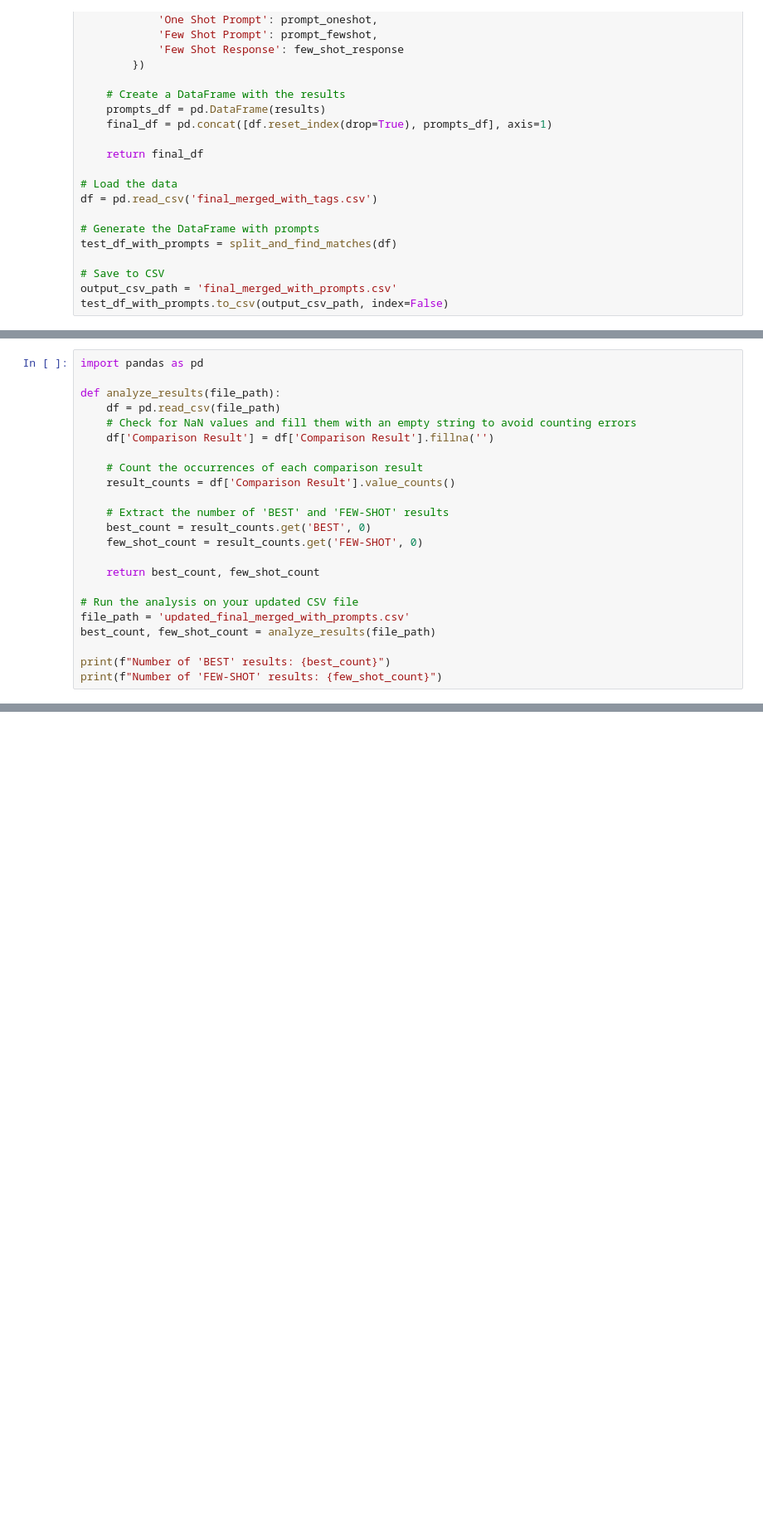
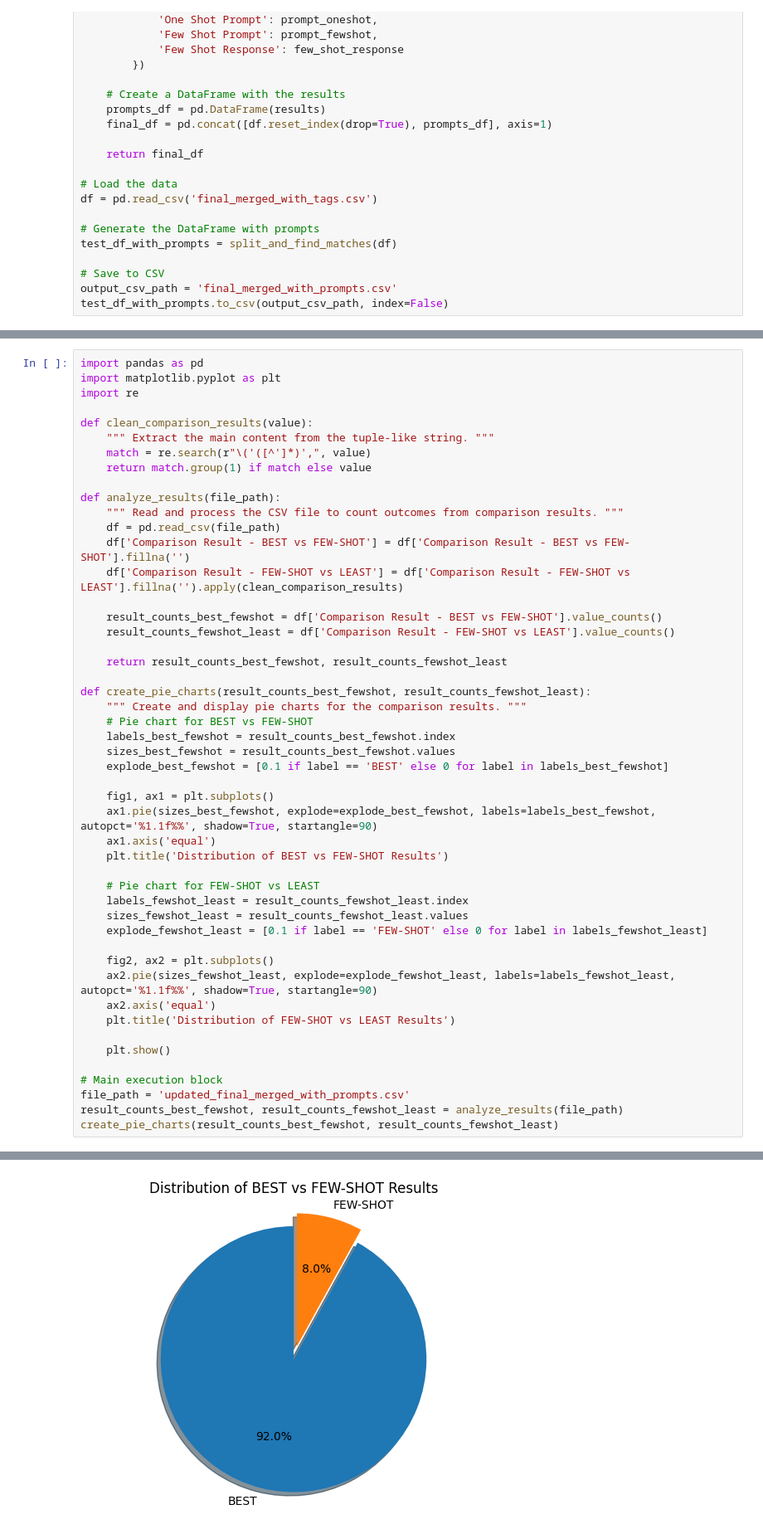
Before and after one commit to Mayeshamonjur/AISWE_Project, a Jupyter notebook: script.ipynb, the cells around one changed output, grey strips where cells are left out. Shown at 83% size. Saved outputs shown, nothing was run; the diff lists cells and outputs as text; blank space fills up the shorter version.

Commit message:
Script comparing LEAST and FEW-SHOT

```diff
--- a/script.ipynb
+++ b/script.ipynb
@@ -197,25 +220,51 @@ process_csv('final_merged_with_prompts.csv')
 'updated_final_merged_with_prompts.csv'
 # %%
 import pandas as pd
+import matplotlib.pyplot as plt
+import re
+
+def clean_comparison_results(value):
+    """ Extract the main content from the tuple-like string. """
+    match = re.search(r"\('([^']*)',", value)
+    return match.group(1) if match else value
 
 def analyze_results(file_path):
+    """ Read and process the CSV file to count outcomes from comparison results. """
     df = pd.read_csv(file_path)
-    # Check for NaN values and fill them with an empty string to avoid counting errors
-    df['Comparison Result'] = df['Comparison Result'].fillna('')
+    df['Comparison Result - BEST vs FEW-SHOT'] = df['Comparison Result - BEST vs FEW-SHOT'].fillna('')
+    df['Comparison Result - FEW-SHOT vs LEAST'] = df['Comparison Result - FEW-SHOT vs LEAST'].fillna('').apply(clean_comparison_results)
 
-    # Count the occurrences of each comparison result
-    result_counts = df['Comparison Result'].value_counts()
+    result_counts_best_fewshot = df['Comparison Result - BEST vs FEW-SHOT'].value_counts()
+    result_counts_fewshot_least = df['Comparison Result - FEW-SHOT vs LEAST'].value_counts()
 
-    # Extract the number of 'BEST' and 'FEW-SHOT' results
-    best_count = result_counts.get('BEST', 0)
-    few_shot_count = result_counts.get('FEW-SHOT', 0)
+    return result_counts_best_fewshot, result_counts_fewshot_least
 
-    return best_count, few_shot_count
+def create_pie_charts(result_counts_best_fewshot, result_counts_fewshot_least):
+    """ Create and display pie charts for the comparison results. """
+    # Pie chart for BEST vs FEW-SHOT
+    labels_best_fewshot = result_counts_best_fewshot.index
+    sizes_best_fewshot = result_counts_best_fewshot.values
+    explode_best_fewshot = [0.1 if label == 'BEST' else 0 for label in labels_best_fewshot]
 
-# Run the analysis on your updated CSV file
+    fig1, ax1 = plt.subplots()
+    ax1.pie(sizes_best_fewshot, explode=explode_best_fewshot, labels=labels_best_fewshot, autopct='%1.1f%%', shadow=True, startangle=90)
+    ax1.axis('equal')
+    plt.title('Distribution of BEST vs FEW-SHOT Results')
+
+    # Pie chart for FEW-SHOT vs LEAST
+    labels_fewshot_least = result_counts_fewshot_least.index
+    sizes_fewshot_least = result_counts_fewshot_least.values
+    explode_fewshot_least = [0.1 if label == 'FEW-SHOT' else 0 for label in labels_fewshot_least]
+
+    fig2, ax2 = plt.subplots()
+    ax2.pie(sizes_fewshot_least, explode=explode_fewshot_least, labels=labels_fewshot_least, autopct='%1.1f%%', shadow=True, startangle=90)
+    ax2.axis('equal')
+    plt.title('Distribution of FEW-SHOT vs LEAST Results')
+
+    plt.show()
+
+# Main execution block
 file_path = 'updated_final_merged_with_prompts.csv'
-best_count, few_shot_count = analyze_results(file_path)
-
-print(f"Number of 'BEST' results: {best_count}")
-print(f"Number of 'FEW-SHOT' results: {few_shot_count}")
+result_counts_best_fewshot, result_counts_fewshot_least = analyze_results(file_path)
+create_pie_charts(result_counts_best_fewshot, result_counts_fewshot_least)
 # %% [output]
@@ -223,0 +271 @@ Number of 'FEW-SHOT' results: 5
+[figure, added]
```
Also changed, not shown: parts of 4 cells of this notebook.
